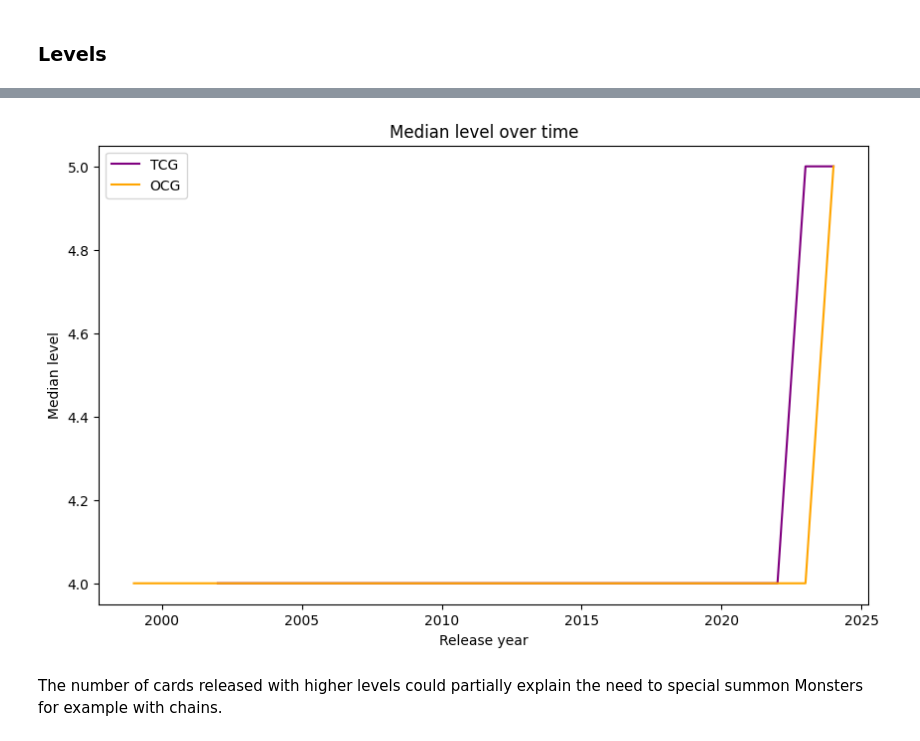
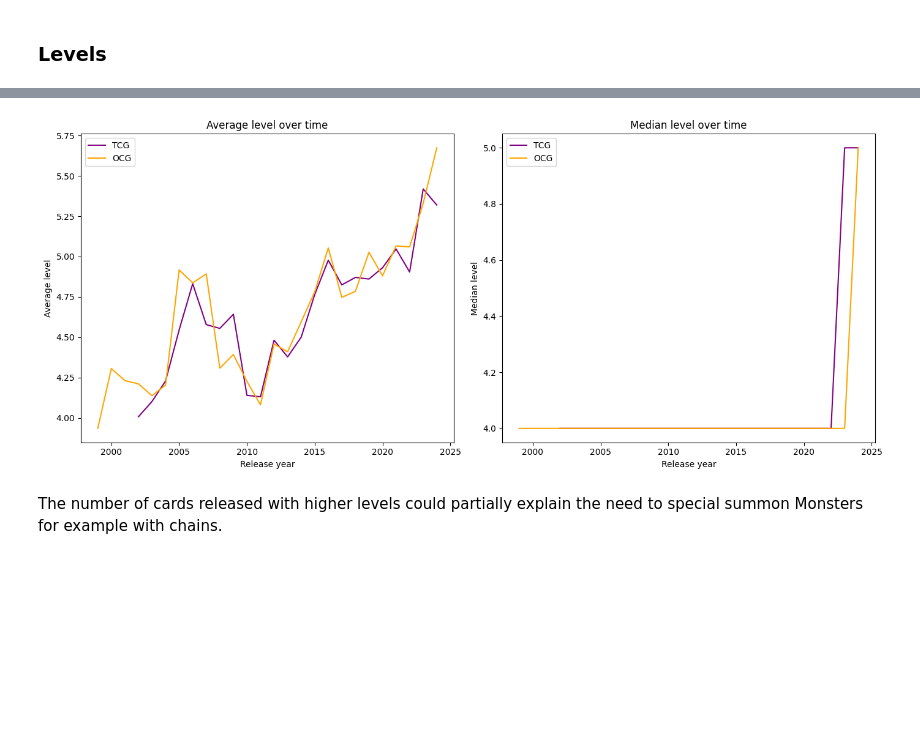
Before and after one commit to HanaeBonnafoux/yugioh, a Jupyter notebook: yu-gi-oh-s-evolution-through-the-cards.ipynb, the cells around one changed output, grey strips where cells are left out. Cells and saved outputs as stored; diff of their text form; code cells hidden in the pictures; blank space fills up the shorter version.

```diff
--- a/yu-gi-oh-s-evolution-through-the-cards.ipynb
+++ b/yu-gi-oh-s-evolution-through-the-cards.ipynb
@@ -460,7 +432,0 @@ m_card_quantitative_values_plot("Average", avg_level_tcg, avg_level_ocg, "level"
-# %%
-median_level_tcg = cards_data[cards_data["primary_type"]=="Monster Card"].groupby("tcg_year")["level"].median().reset_index()
-median_level_ocg = cards_data[cards_data["primary_type"]=="Monster Card"].groupby("ocg_year")["level"].median().reset_index()
-
-m_card_quantitative_values_plot("Median", median_level_tcg, median_level_ocg, "level", "tcg_year", "ocg_year")
-# %% [output]
-[figure, removed]
@@ -472,3 +433,14 @@ m_card_quantitative_values_plot("Median", median_level_tcg, median_level_ocg, "l
+# %%
+fig, axes = plt.subplots(1, 2, figsize=(14, 6))
+
+m_card_quantitative_values_plot("Average", avg_level_tcg, avg_level_ocg, "level", "tcg_year", "ocg_year", ax=axes[0])
+
+m_card_quantitative_values_plot("Median", median_level_tcg, median_level_ocg, "level", "tcg_year", "ocg_year", ax=axes[1])
+
+plt.tight_layout()
+plt.show()
+# %% [output]
+[figure, added]
 # %% [markdown]
 The number of cards released with higher levels could partially explain the need to special summon Monsters for example with chains.
 # %% [markdown]
```
Also changed, not shown: parts of 28 cells of this notebook.
